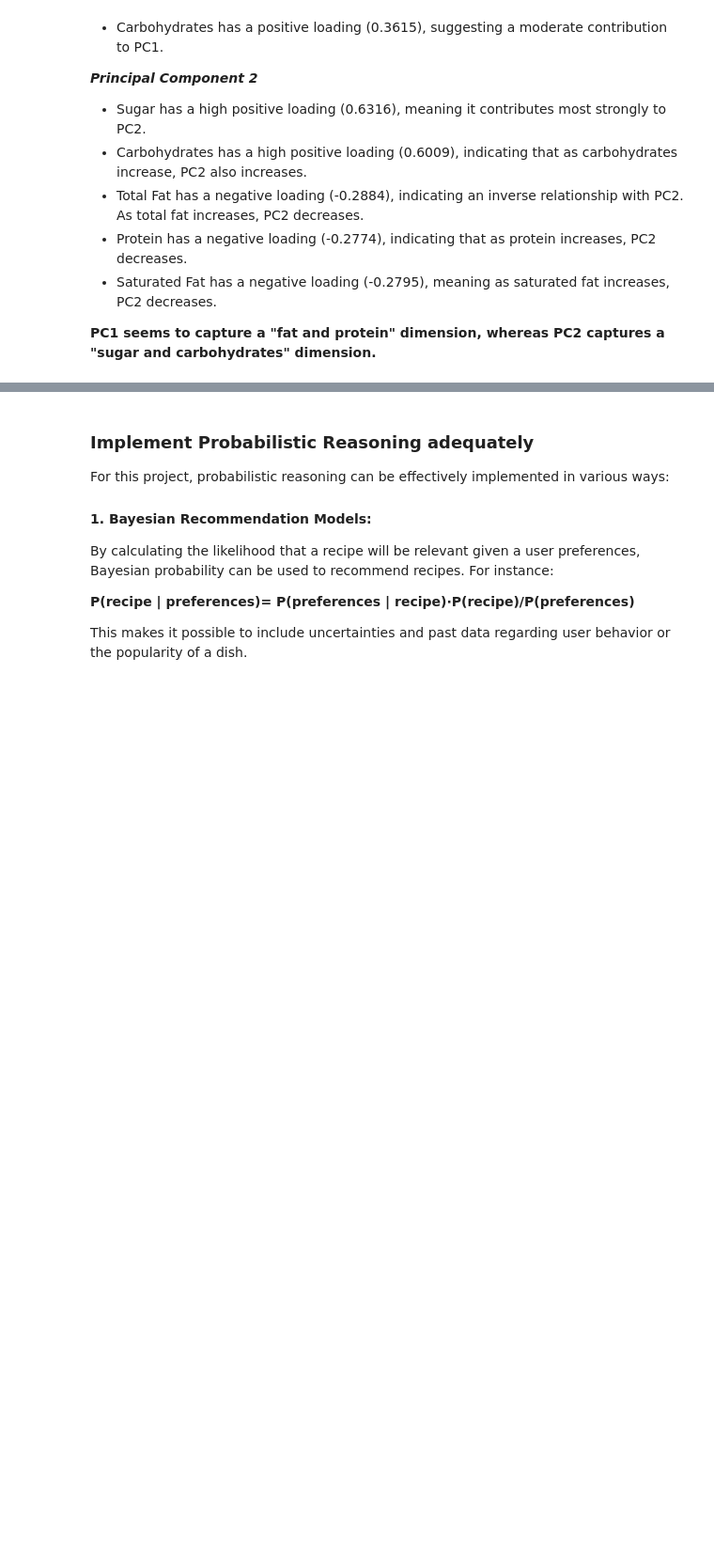
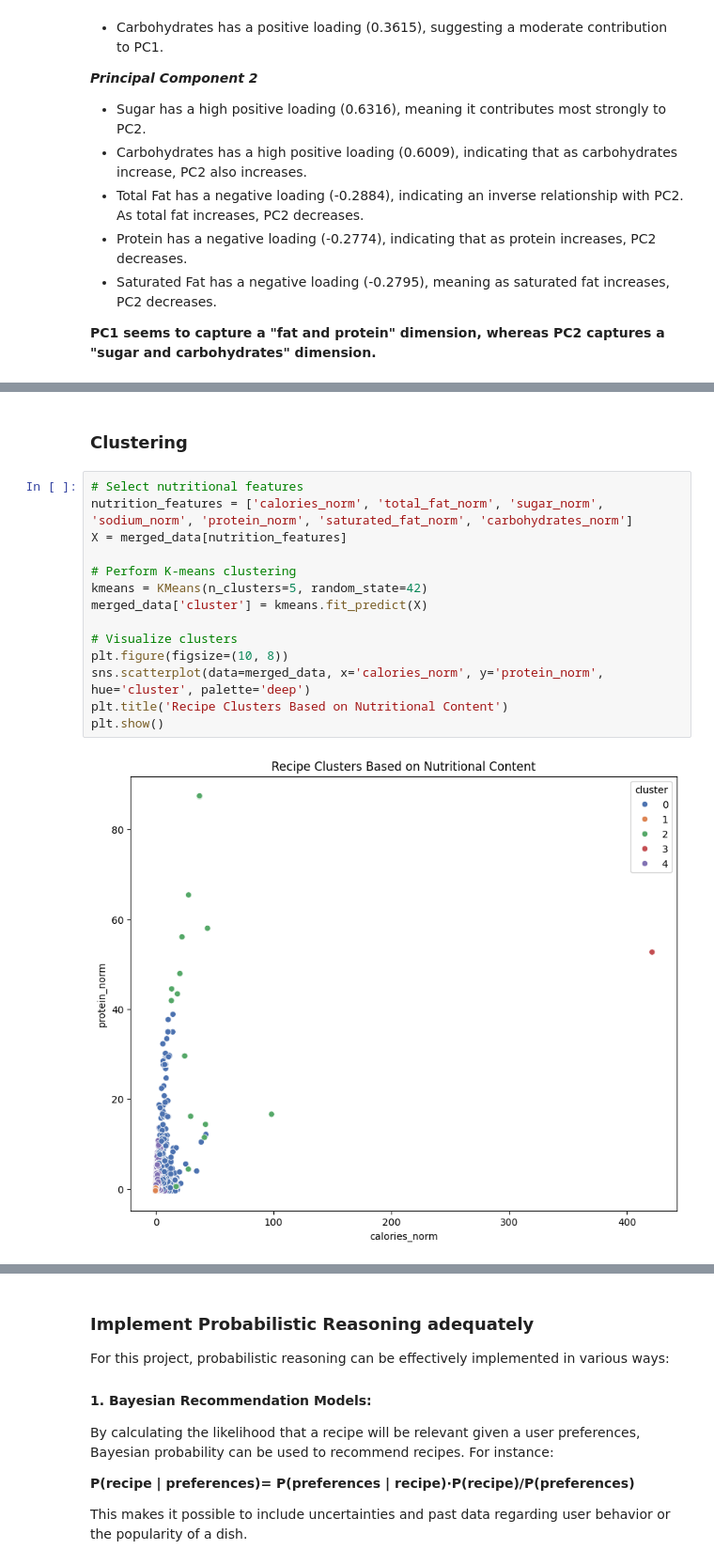
Before and after one commit to khushbunlad/PROG8431, a Jupyter notebook: FinalPresentation.ipynb, the cells around one changed output, grey strips where cells are left out. Shown at 94% size. Cells and saved outputs as stored; diff of their text form; blank space fills up the shorter version.

```diff
--- a/FinalPresentation.ipynb
+++ b/FinalPresentation.ipynb
@@ -343,0 +372,18 @@ PC2           -0.279527            0.600864
+# %% [markdown]
+### Clustering
+# %%
+# Select nutritional features
+nutrition_features = ['calories_norm', 'total_fat_norm', 'sugar_norm', 'sodium_norm', 'protein_norm', 'saturated_fat_norm', 'carbohydrates_norm']
+X = merged_data[nutrition_features]
+
+# Perform K-means clustering
+kmeans = KMeans(n_clusters=5, random_state=42)
+merged_data['cluster'] = kmeans.fit_predict(X)
+
+# Visualize clusters
+plt.figure(figsize=(10, 8))
+sns.scatterplot(data=merged_data, x='calories_norm', y='protein_norm', hue='cluster', palette='deep')
+plt.title('Recipe Clusters Based on Nutritional Content')
+plt.show()
+# %% [output]
+[figure, added]
```
Also changed, not shown: parts of 11 cells of this notebook.
